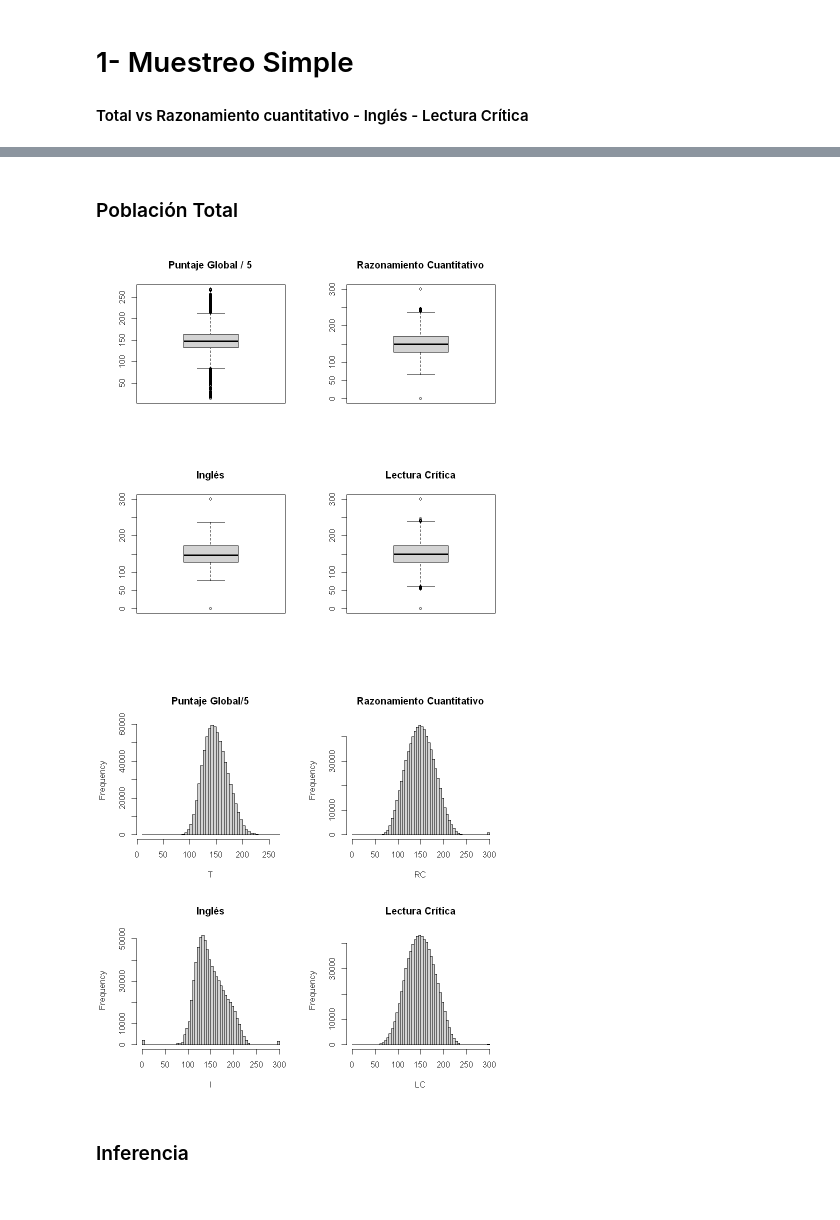
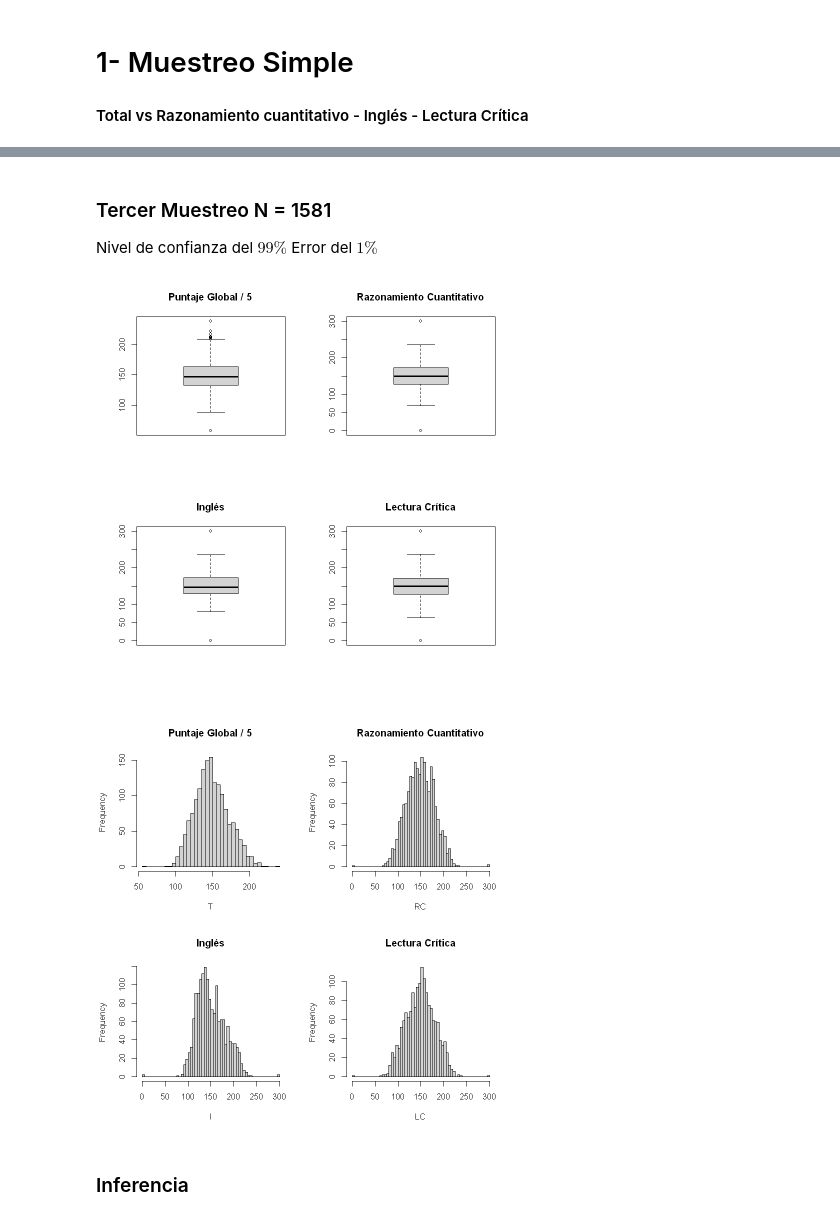
Before and after one commit to LotusZaheer/Trabajo_Muestreo-Interferencia, a Jupyter notebook: Muestreo-Interfererncia.ipynb, the cells around one changed output, grey strips where cells are left out. Saved outputs shown, nothing was run; the diff lists cells and outputs as text; code cells hidden in the pictures.

```diff
--- a/Muestreo-Interfererncia.ipynb
+++ b/Muestreo-Interfererncia.ipynb
@@ -116 +155,11 @@ PT<-data.frame(C=Datos$estu_cod_reside_depto,
+# %%
+PT<-data.frame(C=R$C,
+               T=(R$RC + R$LC + R$CC + R$I + R$CE)/5, # Global
+                RC=R$RC,
+                LC=R$LC,
+                CC=R$CC,
+                I=R$I,
+                CE=R$CE,
+                P=R$P,
+                D=R$D)
 # %%
@@ -140,8 +203,10 @@ ERROR: Error in sample.size.mean(e, s, level = 0.95): no se pudo encontrar la fu
 # %%
-n1<-70
+n1<-26
 Rf1<- sample(1:nrow(PT),size=n1,replace=FALSE)
-n2<-2985
+n2<-102
 Rf2<- sample(1:nrow(PT),size=n2,replace=FALSE)
+n3<-1581
+Rf3<- sample(1:nrow(PT),size=n3,replace=FALSE)
 # %% [markdown]
 <h1>1- Muestreo Simple</h1>
 <H4>Total vs Razonamiento cuantitativo - Inglés - Lectura Crítica</H4>
@@ -183,19 +251,21 @@ par(mfrow=c(1,1))
-# %% [markdown]
-<h3>Población Total</h3>
+# %% [markdown]
+<h3>Tercer Muestreo N = 1581</h3>
+Nivel de confianza del $99\%$
+Error del $1\%$
 # %%
 par(mfrow=c(2,2))
-with(PT, boxplot(T, main = 'Puntaje Global / 5'))
-with(PT, boxplot(RC, main = 'Razonamiento Cuantitativo'))
-with(PT, boxplot(I, main = 'Inglés'))
-with(PT, boxplot(LC, main = 'Lectura Crítica'))
-with(PT, hist(T, nclass = 50, main = 'Puntaje Global/5'))
-with(PT, hist(RC, nclass = 50, main = 'Razonamiento Cuantitativo'))
-with(PT, hist(I, nclass = 50, main = 'Inglés'))
-with(PT, hist(LC, nclass = 50, main = 'Lectura Crítica'))
+with(PT[Rf3,], boxplot(T, main = 'Puntaje Global / 5'))
+with(PT[Rf3,], boxplot(RC, main = 'Razonamiento Cuantitativo'))
+with(PT[Rf3,], boxplot(I, main = 'Inglés'))
+with(PT[Rf3,], boxplot(LC, main = 'Lectura Crítica'))
+with(PT[Rf3,], hist(T, nclass = 50, main = 'Puntaje Global / 5'))
+with(PT[Rf3,], hist(RC, nclass = 50, main = 'Razonamiento Cuantitativo'))
+with(PT[Rf3,], hist(I, nclass = 50, main = 'Inglés'))
+with(PT[Rf3,], hist(LC, nclass = 50, main = 'Lectura Crítica'))
 par(mfrow=c(1,1))
 # %% [output]
-[figure, old version]
+[figure, new version]
-[figure, old version]
+[figure, new version]
 # %% [markdown]
 ### Inferencia
 # %% [markdown]
```
Also changed, not shown: parts of 32 cells of this notebook.
